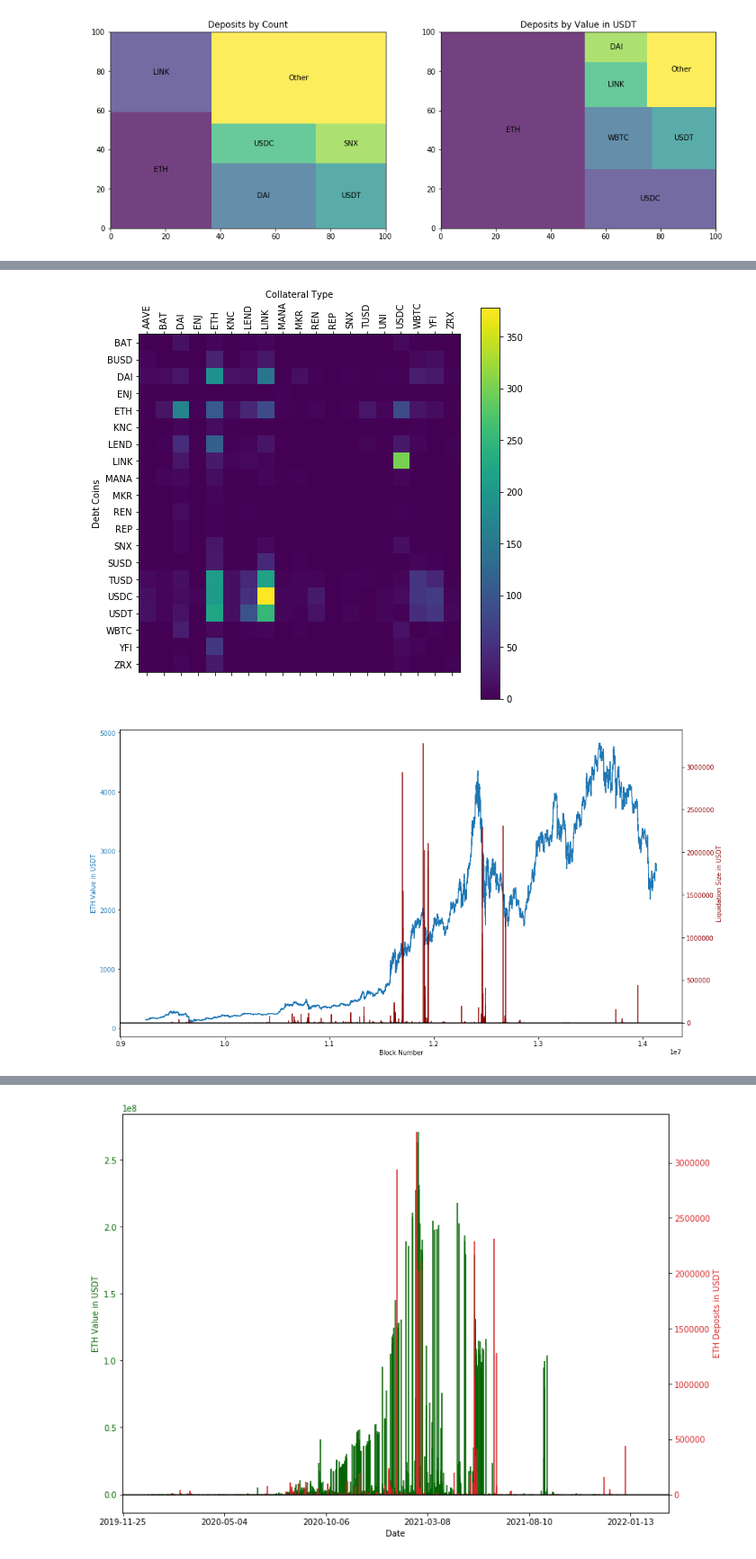
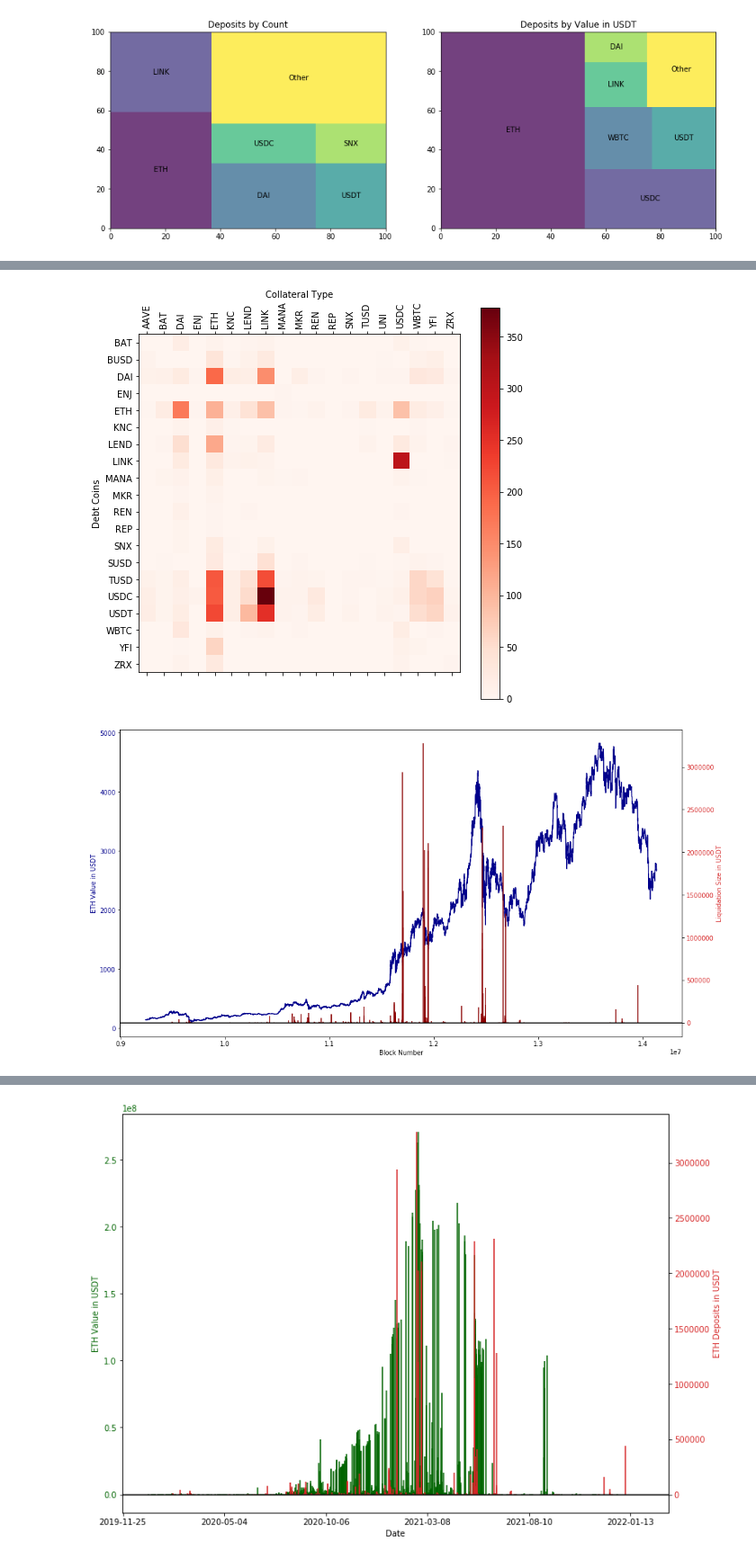
Before and after one commit to QuantLet/CP2P, a Jupyter notebook: CP2P_AAVEv1/CP2P_AAVEv1.ipynb, the cells around one changed output, grey strips where cells are left out. Shown at 90% size. Saved outputs shown, nothing was run; the diff lists cells and outputs as text; code cells hidden in the pictures.

```diff
--- a/CP2P_AAVEv1/CP2P_AAVEv1.ipynb
+++ b/CP2P_AAVEv1/CP2P_AAVEv1.ipynb
@@ -415,35 +408,36 @@ plot liquidations by total number
 
 PT2 = pd.pivot_table(liquidation,
                index='collateralName', columns= 'reserveName',
                values='status',
                aggfunc='sum').fillna(0)
 
 collateralNames = list(PT2.index)
 reserveNames = list(PT2.columns)
 
 fig = plt.figure(figsize=(8,8))
 ax = fig.add_subplot(111)
 #cax = ax.matshow(PT2.T, interpolation='nearest', cmap='seismic')
-cax = ax.matshow(PT2.T, interpolation='nearest', cmap='viridis')
+#cax = ax.matshow(PT2.T, interpolation='nearest', cmap='viridis')
+cax = ax.matshow(PT2.T, interpolation='nearest', cmap='Reds')
 fig.colorbar(cax)
 
 ax.xaxis.set_major_locator(ticker.MultipleLocator(1))
 ax.set_xticklabels(['']+collateralNames, rotation=90)
 ax.yaxis.set_major_locator(ticker.MultipleLocator(1))
 ax.set_yticklabels(['']+reserveNames)
 
 ax.xaxis.set_label_position('top')
 #ax.xaxis.set_ticks_position('bottom')
 
 ax.set_xlabel('Collateral Type')
 ax.set_ylabel('Debt Coins')
 #ax.set_title('Total Number of Liquidations')
 
 plt.savefig('plots/freq_coin_combinations.png', transparent=True)
 
 plt.show()
 # %% [output]
-[figure, old version]
+[figure, new version]
 # %%
 pd.options.mode.chained_assignment = None
 eth_liqu = liquidation[(liquidation.collateralName == 'ETH')]
@@ -455,7 +449,7 @@ eth_liqu = price_eth.merge(eth_liqu, on=['blockNumber'], how='outer')
 # %%
 fig, ax1 = plt.subplots(figsize=(16,9))
 
-color = 'tab:blue'
+color = 'darkblue'
 ax1.set_xlabel('Block Number')
 ax1.set_ylabel('ETH Value in USDT', color=color)
 ax1.plot(eth_liqu.blockNumber, eth_liqu.ETH_USDT, color=color)
@@ -463,7 +457,7 @@ ax1.tick_params(axis='y', labelcolor=color)
 
 ax2 = ax1.twinx()
 
-color = 'darkred'
+color = 'tab:red'
 ax2.set_ylabel('Liquidation Size in USDT', color=color)
 ax2.stem(eth_liqu.blockNumber, eth_liqu.liquidatedCollateralAmountUSDT, 'darkred', markerfmt = ' ', basefmt = ' ', use_line_collection=True)
 ax2.axhline(y=0, color='black')
@@ -474,5 +468,5 @@ ax2.tick_params(axis='y', labelcolor=color)
 #plt.savefig('.png', transparent=True)
 plt.show()
 # %% [output]
-[figure, old version]
+[figure, new version]
 # %%
```
Also changed, not shown: parts of 13 cells of this notebook, 1 other file.
